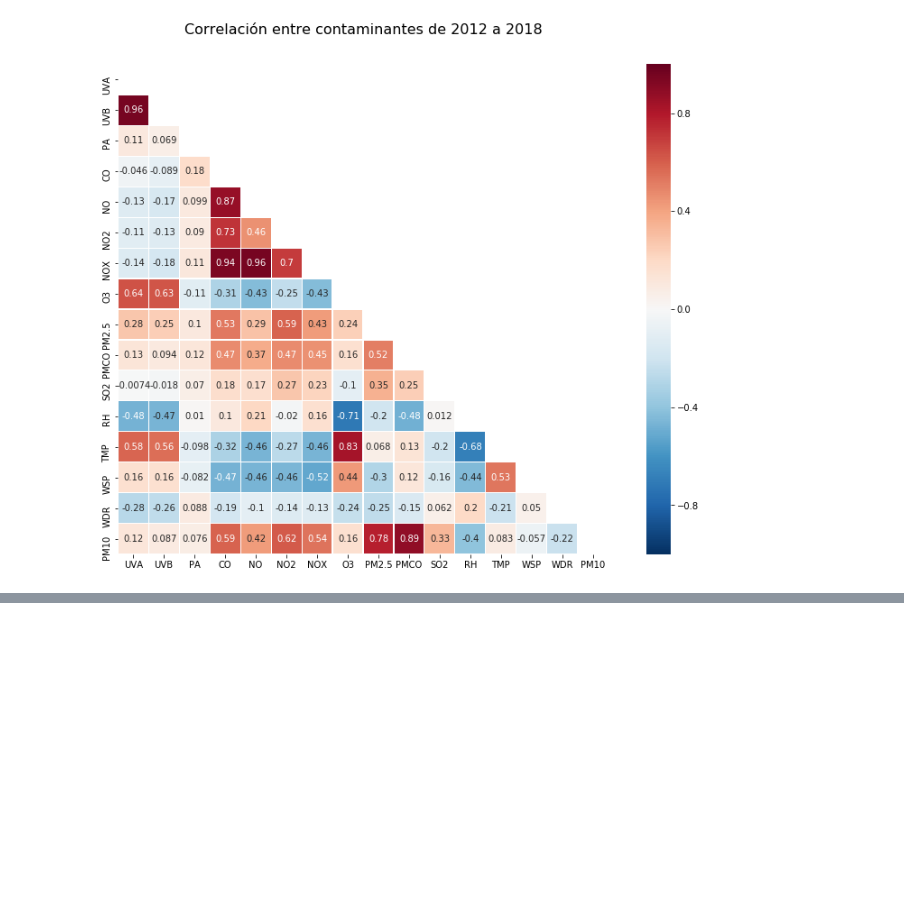
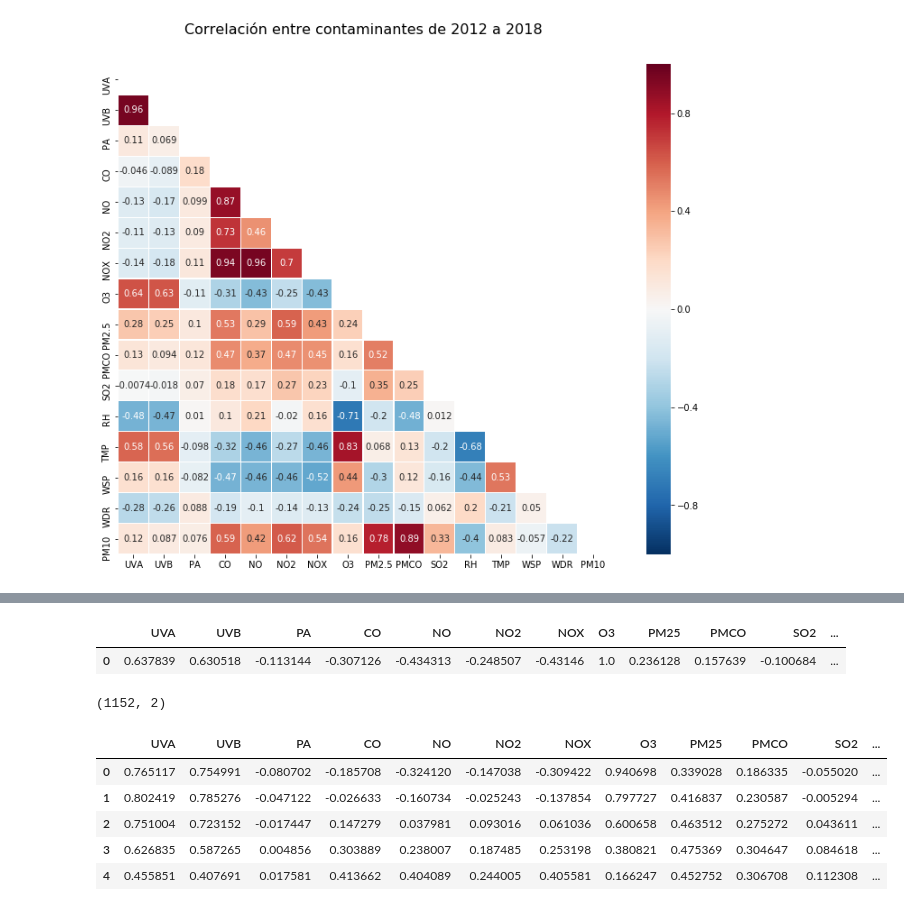
Before and after one commit to paupradel/correlation, a Jupyter notebook: Correlaciones.ipynb, the cells around one changed output, grey strips where cells are left out. Drawn from its saved outputs; the diff is of its cells as text; code cells hidden in the pictures; blank space fills up the shorter version.

```diff
--- a/Correlaciones.ipynb
+++ b/Correlaciones.ipynb
@@ -126,0 +238,10 @@ interactive(children=(FloatSlider(value=0.5, description='x', max=1.0), Output()
+# %%
+hora_0_o3.head()
+# %% [output]
+|  | UVA | UVB | PA | CO | NO | NO2 | NOX | O3 | PM25 | PMCO | SO2 | ... |
+| 0 | 0.637839 | 0.630518 | -0.113144 | -0.307126 | -0.434313 | -0.248507 | -0.43146 | 1.0 | 0.236128 | 0.157639 | -0.100684 | ... |
+# %%
+hora_72_o3 = O3_72.loc[16:]
+hora_72_o3.shape
+# %% [output]
+(1152, 2)
@@ -126,0 +254,4 @@ interactive(children=(FloatSlider(value=0.5, description='x', max=1.0), Output()
+# %%
+hora_72_o3_c = pd.concat({k:v for (k,v) in dfs_72_o3.items()}, axis = 1)
+# %%
+hora_72_o3_c.columns = hora_72_o3_c.columns.droplevel()
@@ -126,0 +263,9 @@ interactive(children=(FloatSlider(value=0.5, description='x', max=1.0), Output()
+# %%
+hora_72_o3_c.head()
+# %% [output]
+|  | UVA | UVB | PA | CO | NO | NO2 | NOX | O3 | PM25 | PMCO | SO2 | ... |
+| 0 | 0.765117 | 0.754991 | -0.080702 | -0.185708 | -0.324120 | -0.147038 | -0.309422 | 0.940698 | 0.339028 | 0.186335 | -0.055020 | ... |
+| 1 | 0.802419 | 0.785276 | -0.047122 | -0.026633 | -0.160734 | -0.025243 | -0.137854 | 0.797727 | 0.416837 | 0.230587 | -0.005294 | ... |
+| 2 | 0.751004 | 0.723152 | -0.017447 | 0.147279 | 0.037981 | 0.093016 | 0.061036 | 0.600658 | 0.463512 | 0.275272 | 0.043611 | ... |
+| 3 | 0.626835 | 0.587265 | 0.004856 | 0.303889 | 0.238007 | 0.187485 | 0.253198 | 0.380821 | 0.475369 | 0.304647 | 0.084618 | ... |
+| 4 | 0.455851 | 0.407691 | 0.017581 | 0.413662 | 0.404089 | 0.244005 | 0.405581 | 0.166247 | 0.452752 | 0.306708 | 0.112308 | ... |
```
Also changed, not shown: parts of 36 cells of this notebook.
